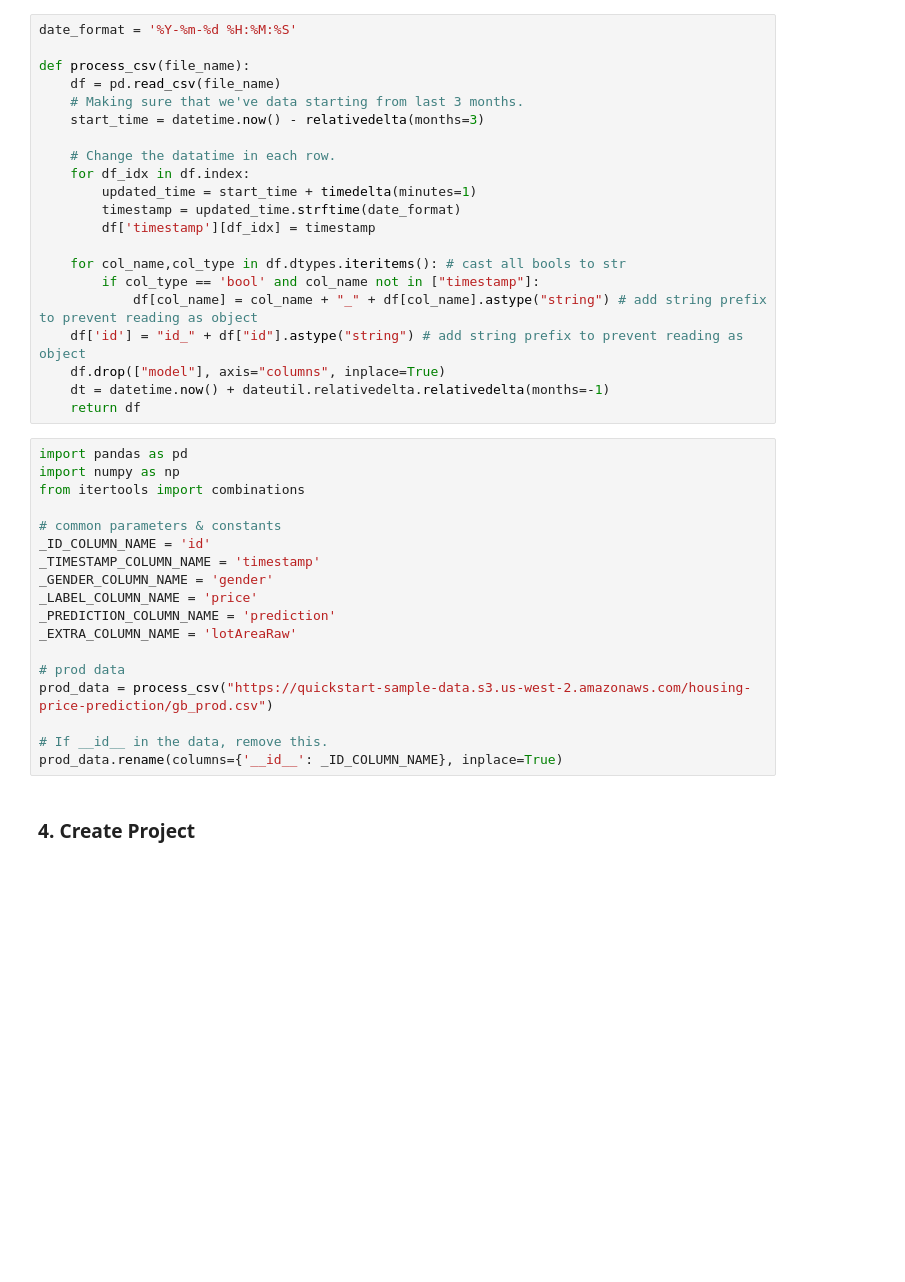
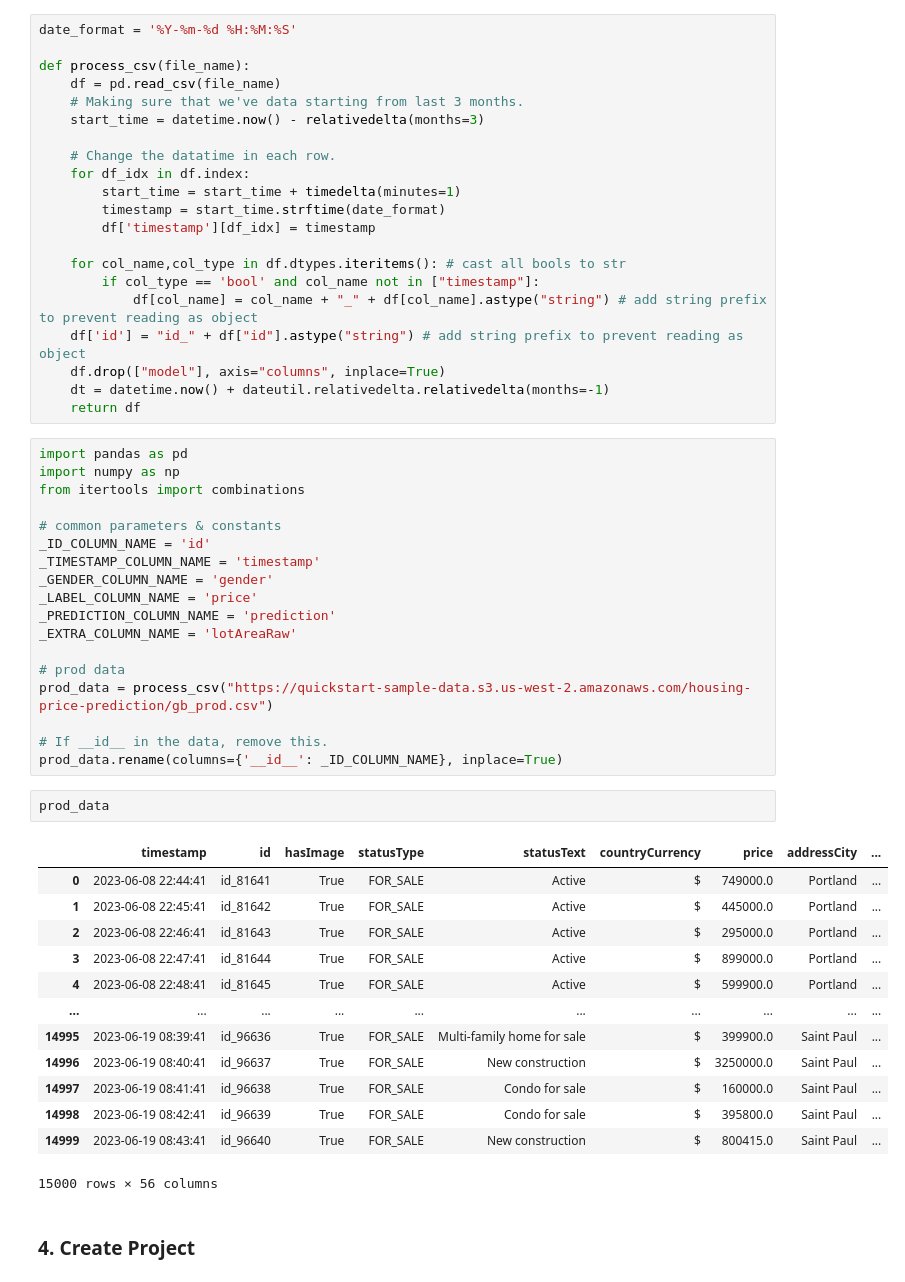
Before and after one commit to truera/truera-examples, a Jupyter notebook: quickstart/monitoring/monitoring-quickstart-regression.ipynb, the cells around one changed output. Drawn from its saved outputs; the diff is of its cells as text; blank space fills up the shorter version.

Commit message:
date update fox.

```diff
--- a/quickstart/monitoring/monitoring-quickstart-regression.ipynb
+++ b/quickstart/monitoring/monitoring-quickstart-regression.ipynb
@@ -42,8 +42,8 @@ def process_csv(file_name):
 
     # Change the datatime in each row.
     for df_idx in df.index:
-        updated_time = start_time + timedelta(minutes=1)
-        timestamp = updated_time.strftime(date_format)
+        start_time = start_time + timedelta(minutes=1)
+        timestamp = start_time.strftime(date_format)
         df['timestamp'][df_idx] = timestamp
 
     for col_name,col_type in df.dtypes.iteritems(): # cast all bools to str
@@ -71,6 +71,22 @@ prod_data = process_csv("https://quickstart-sample-data.s3.us-west-2.amazonaws.c
 
 # If __id__ in the data, remove this.
 prod_data.rename(columns={'__id__': _ID_COLUMN_NAME}, inplace=True)
+# %%
+prod_data
+# %% [output]
+|  | timestamp | id | hasImage | statusType | statusText | countryCurrency | price | addressCity | ... |
+| 0 | 2023-06-08 22:44:41 | id_81641 | True | FOR_SALE | Active | $ | 749000.0 | Portland | ... |
+| 1 | 2023-06-08 22:45:41 | id_81642 | True | FOR_SALE | Active | $ | 445000.0 | Portland | ... |
+| 2 | 2023-06-08 22:46:41 | id_81643 | True | FOR_SALE | Active | $ | 295000.0 | Portland | ... |
+| 3 | 2023-06-08 22:47:41 | id_81644 | True | FOR_SALE | Active | $ | 899000.0 | Portland | ... |
+| 4 | 2023-06-08 22:48:41 | id_81645 | True | FOR_SALE | Active | $ | 599900.0 | Portland | ... |
+| ... | ... | ... | ... | ... | ... | ... | ... | ... | ... |
+| 14995 | 2023-06-19 08:39:41 | id_96636 | True | FOR_SALE | Multi-family home for sale | $ | 399900.0 | Saint Paul | ... |
+| 14996 | 2023-06-19 08:40:41 | id_96637 | True | FOR_SALE | New construction | $ | 3250000.0 | Saint Paul | ... |
+| 14997 | 2023-06-19 08:41:41 | id_96638 | True | FOR_SALE | Condo for sale | $ | 160000.0 | Saint Paul | ... |
+| 14998 | 2023-06-19 08:42:41 | id_96639 | True | FOR_SALE | Condo for sale | $ | 395800.0 | Saint Paul | ... |
+| 14999 | 2023-06-19 08:43:41 | id_96640 | True | FOR_SALE | New construction | $ | 800415.0 | Saint Paul | ... |
+15000 rows × 56 columns
 # %% [markdown]
 ### 4. Create Project
 # %%
```
Also changed, not shown: parts of 1 cell of this notebook.
